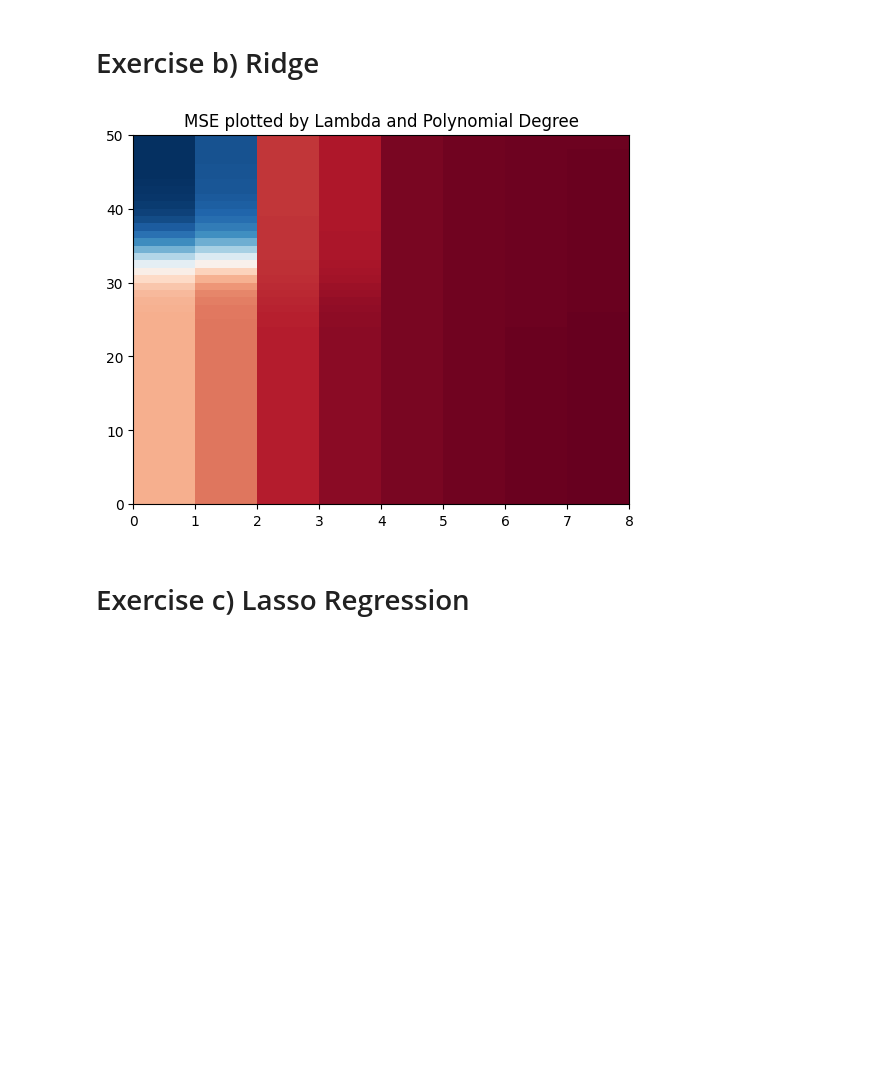
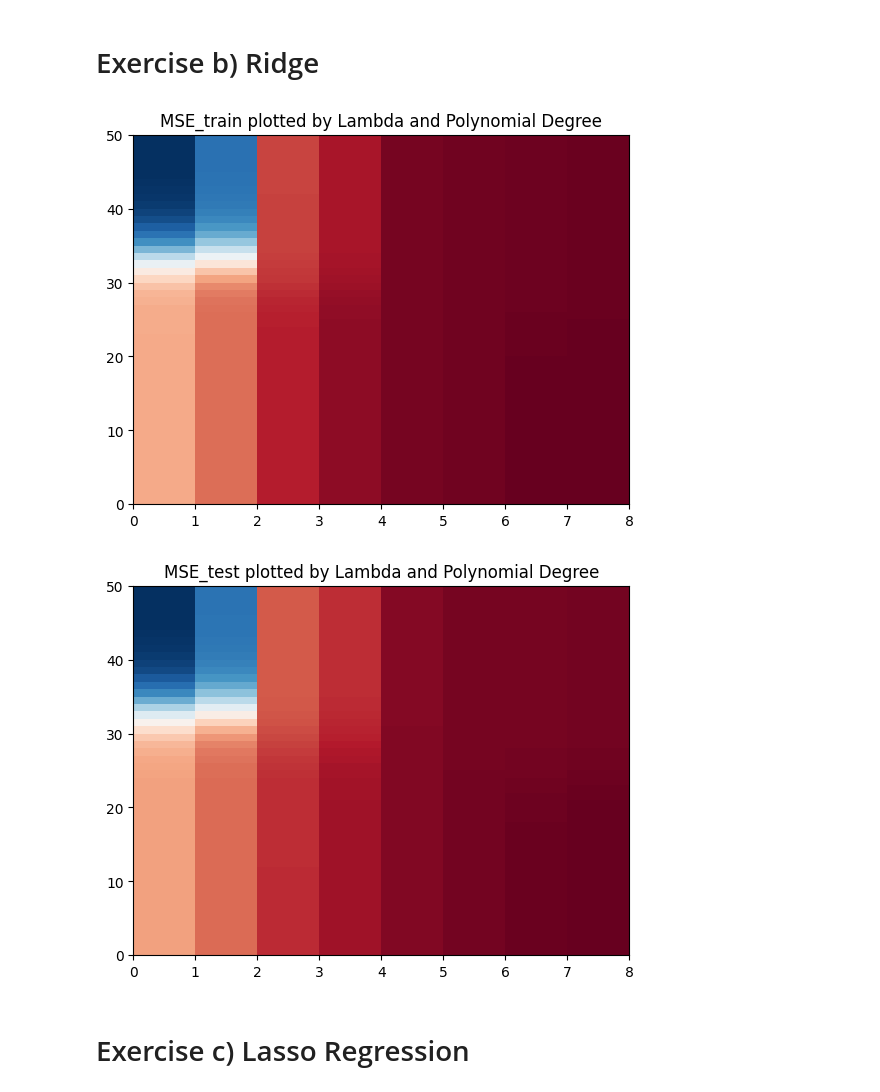
Before and after one commit to carmenpd/HWS23-MachineLearning, a Jupyter notebook: doc/carmenpd/Project-1 merged a) to c).ipynb, the cells around one changed output. Cells and saved outputs as stored; diff of their text form; code cells hidden in the pictures; blank space fills up the shorter version.

```diff
--- a/doc/carmenpd/Project-1 merged a) to c).ipynb
+++ b/doc/carmenpd/Project-1 merged a) to c).ipynb
@@ -61,10 +64,14 @@ By generating random input vectors x and y, we aim to avoid perfect correlation
 # %%
 def rsquare(y, ypredict):
+    y = y.reshape(-1, 1)
+    ypredict = ypredict.reshape(-1,1)
     return 1-(np.sum((y-ypredict)**2)/np.sum((y-np.mean(y))**2))
 
 
 def MSE(y_data,y_model):
     n = np.size(y_model)
+    y_data = y_data.reshape(-1, 1)
+    y_model = y_model.reshape(-1, 1)
     return np.sum((y_data-y_model)**2)/n
 # %%
 from sklearn.model_selection import train_test_split
@@ -112,11 +119,8 @@ X_train_scaled = X_train - X_train_mean
 X_test_scaled = X_test - X_train_mean
 # we now calculate our model's intercept by using the expression from the lecture notes (M. Hjorth-Jensen: Notes on scaling with examples), which results from deriving the cost/loss function by beta0 and setting it to zero
 # since our cost/loss function is convex this leads us to finding its minimum with respect to beta0
-		# Dont I have to scale z test as well
-		# Question: Why not: intercept = np.mean(z_train) - X_train_mean * beta but instead using the new mean of the scaled data
 # The model intercept follows the equation z_scaler = np.mean(z_train) - np.mean(X_train_sc) * beta. Since we above centered our Designmatrix, the mean vector of X_train_sc equals the zero vector. Our equation reduces to:
 z_scaler = np.mean(z_train)
-# dont scale the z
 
 
 # OLS fitting
@@ -166,7 +170,7 @@ ax2.set_ylabel('R2 score', loc='top')
 
 # plot the beta
 fig3 = fig.subplots()
-xax2 = np.arange(0,len(X)+2)
+xax2 = np.arange(1, len(X)+2, 2)
 fig3.set_xticks(xax2)
 beta_list = np.nan_to_num(beta_list)
 colors = plt.cm.viridis(np.linspace(0, 1, degree))
@@ -193,35 +197,41 @@ beta_list = []
 MSE_train = np.zeros((len(lmb),degree))
 MSE_test = np.zeros((len(lmb),degree))
 rsqr_train = np.zeros((len(lmb),degree))
 rsqr_test = np.zeros((len(lmb),degree))
 
 for j in range(len(lmb)):
     for i in range(1, degree+1):
             c = int((i+2)*(i+1)/2)
             X_tilde = X_train_scaled[:,0:c-1]
             beta = np.linalg.pinv(X_tilde.T @ X_tilde + lmb[j]*np.ones((len(X_tilde.T),len(X_tilde.T)))) @ X_tilde.T @ z_train
             beta_list.append(list(beta))
 
             ypredict = X_tilde @ beta
             ypredict_test = X_test_scaled[:,0:c-1] @ beta
 
             MSE_train[j, i-1] = MSE(z_train, ypredict)
             MSE_test[j, i-1] = MSE(z_test, ypredict_test)
             rsqr_train[j, i-1]= rsquare(z_train, ypredict)
             rsqr_test[j, i-1]= rsquare(z_test, ypredict_test)
 
 
 
 # plotting the MSE and R^2 - as well as beta - as functions of the polynomial degree
 # table
 
 
 fig, ax = plt.subplots()
 ax.pcolormesh(MSE_train, cmap='RdBu', norm=colors.LogNorm(vmin=MSE_train.min(), vmax=MSE_train.max()))
-plt.title("MSE plotted by Lambda and Polynomial Degree")
+plt.title("MSE_train plotted by Lambda and Polynomial Degree")
 plt.show()
+
+fig, ax = plt.subplots()
+ax.pcolormesh(MSE_test, cmap='RdBu', norm=colors.LogNorm(vmin=MSE_test.min(), vmax=MSE_test.max()))
+plt.title("MSE_test plotted by Lambda and Polynomial Degree")
+plt.show()
 # %% [output]
-[figure, old version]
+[figure, new version]
+[figure, added]
 # %% [markdown]
 # Exercise c) Lasso Regression
 # %%
```
Also changed, not shown: parts of 4 cells of this notebook, 1 other file.
